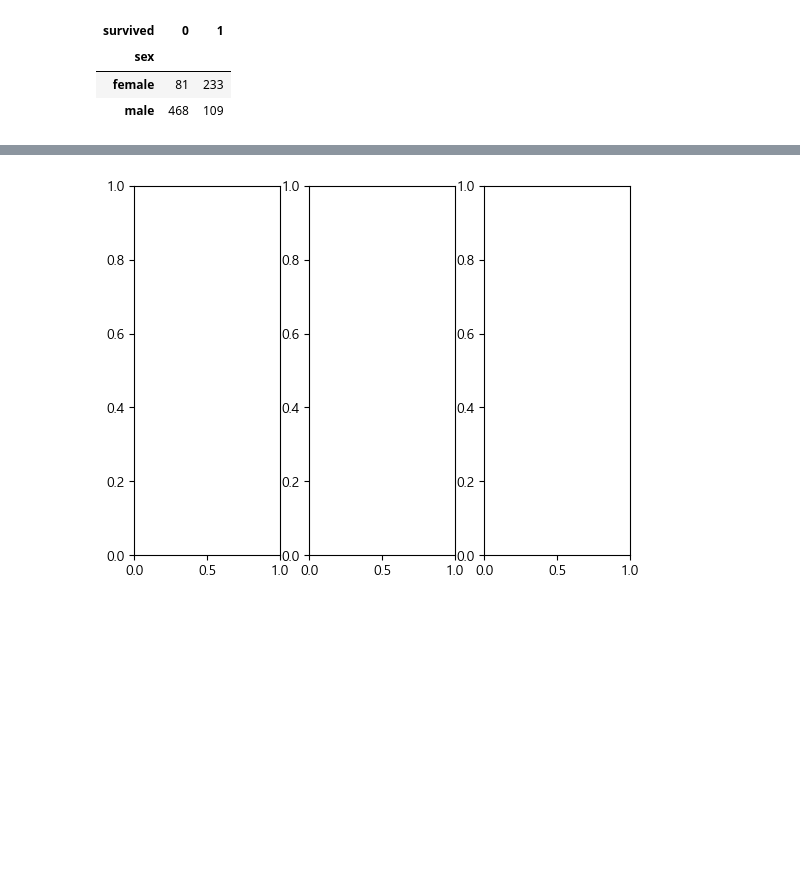
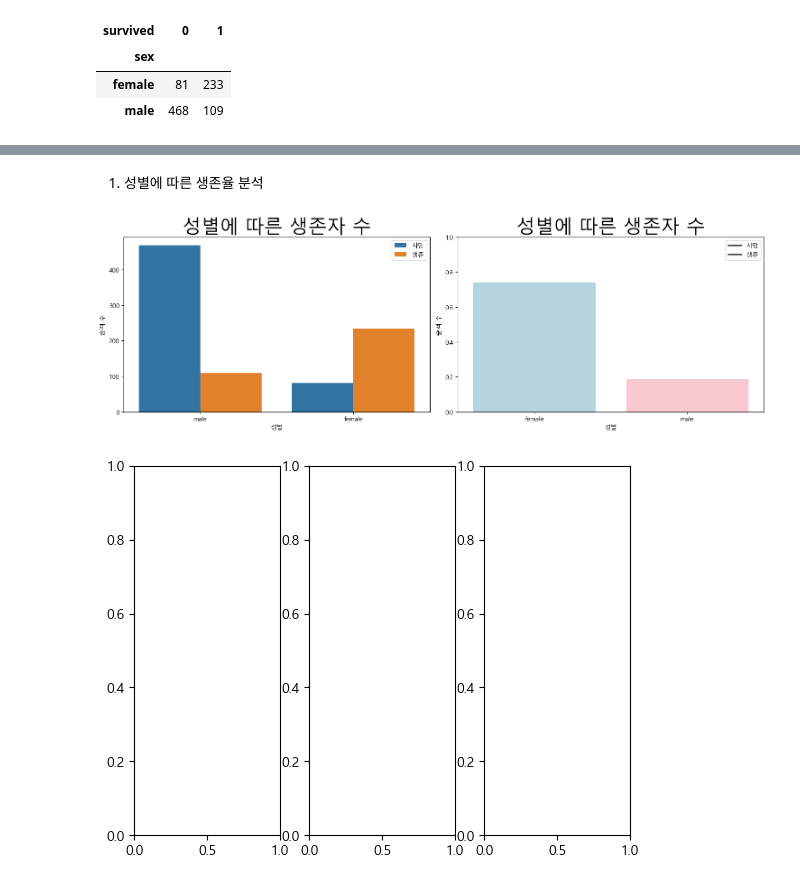
Before and after one commit to pzsluna26/pzsluna26_python, a Jupyter notebook: 20250724/practice-matplotlib3.ipynb, the cells around one changed output, grey strips where cells are left out. Cells and saved outputs as stored; diff of their text form; code cells hidden in the pictures; blank space fills up the shorter version.

```diff
--- a/20250724/practice-matplotlib3.ipynb
+++ b/20250724/practice-matplotlib3.ipynb
@@ -180,3 +211,29 @@ gender_survival_counts.plot(kind="bar",color=["red","green"])
+# %% [markdown]
+1. 성별에 따른 생존율 분석
+# %%
+fig, axes = plt.subplots(1,2,figsize=(15,5))
+sns.countplot(data=df, x="sex", hue="survived", ax=axes[0])
+axes[0].set_title("성별에 따른 생존자 수", fontsize=30)
+axes[0].set_xlabel("성별")
+axes[0].set_ylabel("승객 수")
+axes[0].legend(labels=["사망","생존"])
+
+# 성별 생존율 구하기!
+# sns.barplot(data=sex_survived ,x="sex",y="survived", ax=axes[1])
+
+# 집계함수 -> 판다스에서 잘안씀
+sex_survived = df.groupby("sex")["survived"].mean().reset_index()
+sns.barplot(data=sex_survived ,x="sex",y="survived",  hue="sex", ax=axes[1], palette=["lightblue","pink"])
+axes[1].set_title("성별에 따른 생존자 수", fontsize=30)
+axes[1].set_xlabel("성별")
+axes[1].set_ylabel("승객 수")
+axes[1].legend(labels=["사망","생존"])
+axes[1].set_ylim(0,1)
+
+plt.tight_layout()
+plt.show();
+# %% [output]
+[figure, added]
 # %%
 # 다음시간 그래프 이렇게 만들거임
 fig, axes = plt.subplots(1,3)
```
Also changed, not shown: parts of 4 cells of this notebook, 1 other file.
